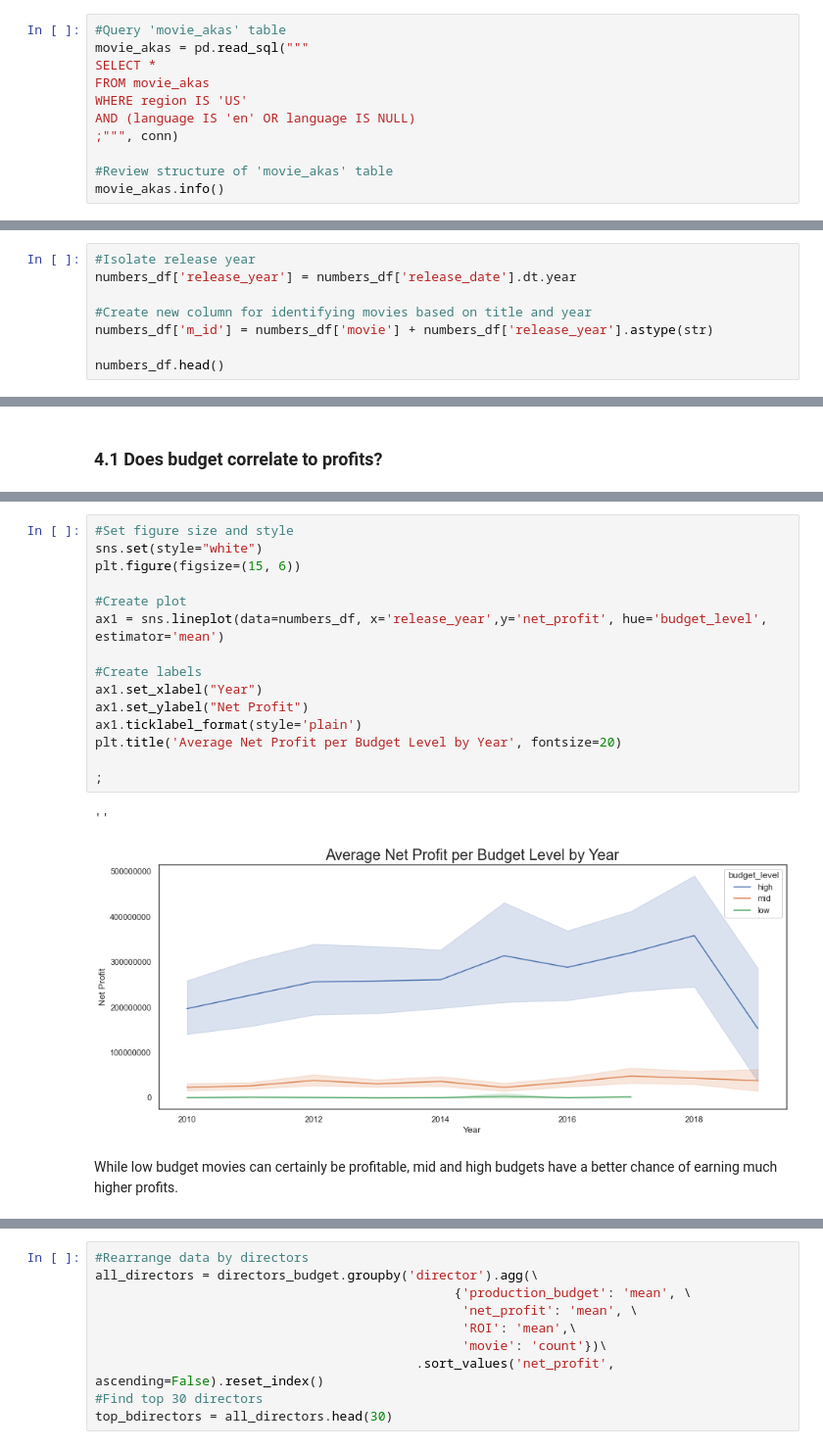
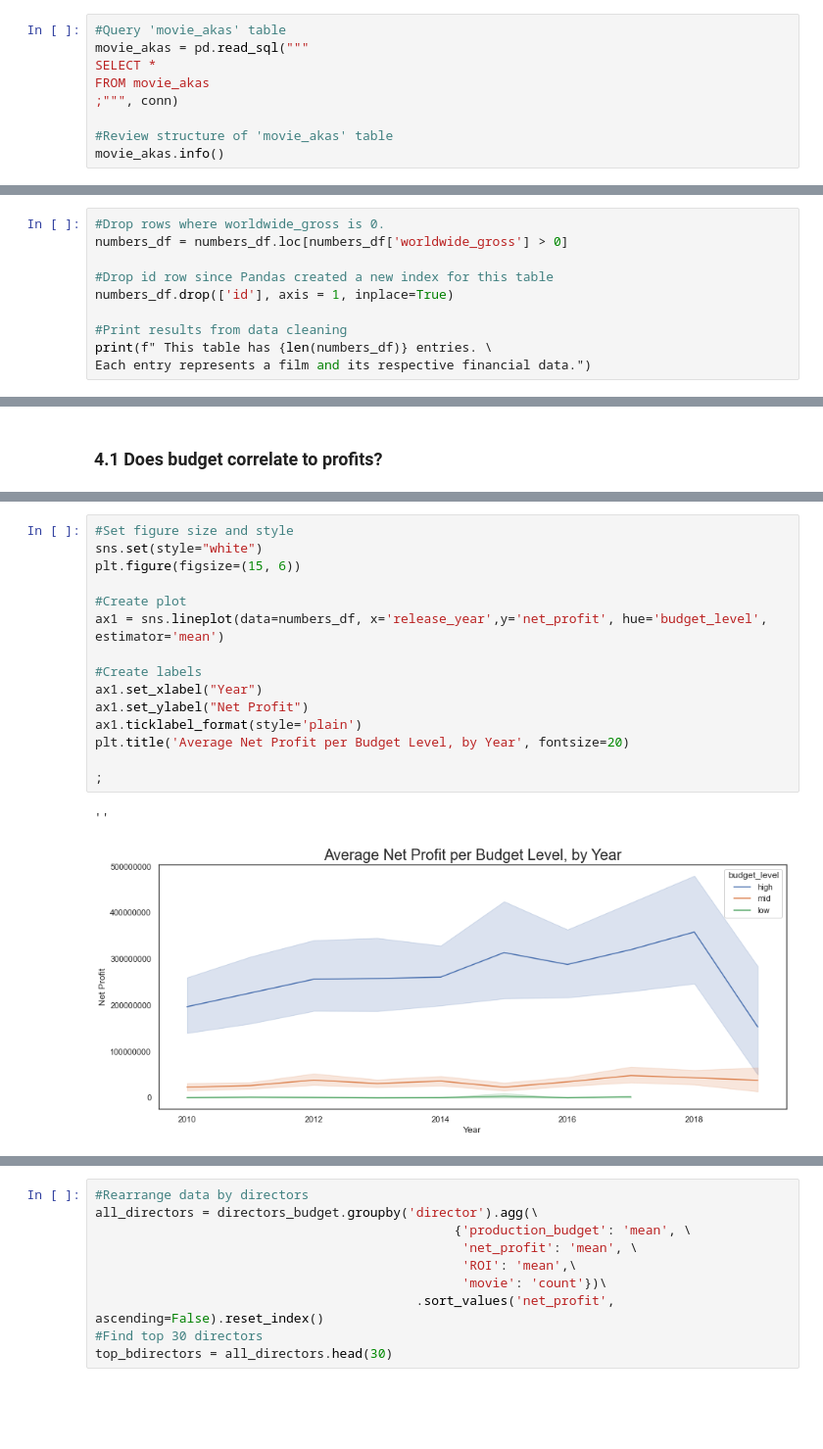
Before and after one commit to valentinav21/microsoft-movie-analysis, a Jupyter notebook: notebook.ipynb, the cells around one changed output, grey strips where cells are left out. Shown at 98% size. Cells and saved outputs as stored; diff of their text form; blank space fills up the shorter version.

```diff
--- a/notebook.ipynb
+++ b/notebook.ipynb
@@ -104,8 +104,6 @@ memory usage: 6.7+ MB
 movie_akas = pd.read_sql("""
 SELECT *
 FROM movie_akas
-WHERE region IS 'US'
-AND (language IS 'en' OR language IS NULL)
 ;""", conn)
 
 #Review structure of 'movie_akas' table
@@ -408,0 +423,10 @@ numbers_df = numbers_df.loc[numbers_df['worldwide_gross'] > 0]
+# %%
+#Drop rows where worldwide_gross is 0.
+numbers_df = numbers_df.loc[numbers_df['worldwide_gross'] > 0]
+
+#Drop id row since Pandas created a new index for this table
+numbers_df.drop(['id'], axis = 1, inplace=True)
+
+#Print results from data cleaning
+print(f" This table has {len(numbers_df)} entries. \
+Each entry represents a film and its respective financial data.")
@@ -466,8 +514,0 @@ numbers_df.head()
-# %%
-#Isolate release year
-numbers_df['release_year'] = numbers_df['release_date'].dt.year
-
-#Create new column for identifying movies based on title and year
-numbers_df['m_id'] = numbers_df['movie'] + numbers_df['release_year'].astype(str)
-
-numbers_df.head()
@@ -599,20 +679,18 @@ plt.title('Correlation Between Production Budget and Net Profit, by Budget Level
 # %%
 #Set figure size and style
 sns.set(style="white")
 plt.figure(figsize=(15, 6))
 
 #Create plot
 ax1 = sns.lineplot(data=numbers_df, x='release_year',y='net_profit', hue='budget_level', estimator='mean')
 
 #Create labels
 ax1.set_xlabel("Year")
 ax1.set_ylabel("Net Profit")
 ax1.ticklabel_format(style='plain')
-plt.title('Average Net Profit per Budget Level by Year', fontsize=20)
+plt.title('Average Net Profit per Budget Level, by Year', fontsize=20)
 
 ;
 # %% [output]
 ''
-[figure, old version]
+[figure, new version]
-# %% [markdown]
-While low budget movies can certainly be profitable, mid and high budgets have a better chance of earning much higher profits.
```
Also changed, not shown: parts of 84 cells of this notebook.
